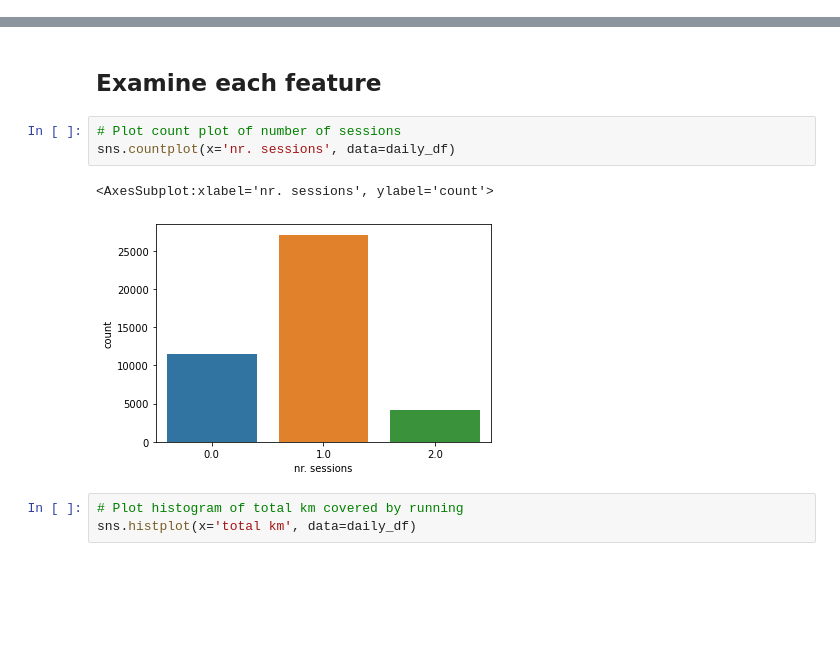
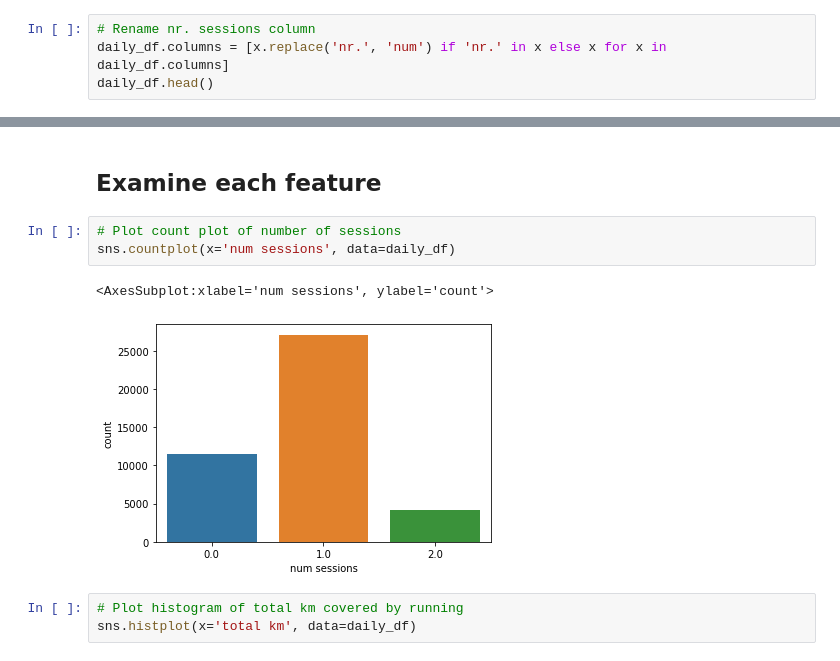
Before and after one commit to dchung117/runner-injury-preds, a Jupyter notebook: runner_injury_eda.ipynb, the cells around one changed output, grey strips where cells are left out. Drawn from its saved outputs; the diff is of its cells as text; blank space fills up the shorter version.

```diff
--- a/runner_injury_eda.ipynb
+++ b/runner_injury_eda.ipynb
@@ -26,3 +26,7 @@ daily_df.head()
 | 2 | 1.0 | 0.0 | 0.0 | 0.0 | 0.0 | 1.0 | 0.00 | ... |
 | 3 | 0.0 | 0.0 | 0.0 | 0.0 | 0.0 | 0.0 | 0.00 | ... |
 | 4 | 1.0 | 0.0 | 0.0 | 0.0 | 0.0 | 0.0 | 1.08 | ... |
+# %%
+# Rename nr. sessions column
+daily_df.columns = [x.replace('nr.', 'num') if 'nr.' in x else x for x in daily_df.columns]
+daily_df.head()
@@ -109,10 +120,10 @@ sns.histplot(x='nr. sessions', data=runners)
 ## Examine each feature
 # %%
 # Plot count plot of number of sessions
-sns.countplot(x='nr. sessions', data=daily_df)
+sns.countplot(x='num sessions', data=daily_df)
 # %% [output]
-<AxesSubplot:xlabel='nr. sessions', ylabel='count'>
+<AxesSubplot:xlabel='num sessions', ylabel='count'>
-[figure, old version]
+[figure, new version]
 # %%
 # Plot histogram of total km covered by running
 sns.histplot(x='total km', data=daily_df)
```
Also changed, not shown: parts of 12 cells of this notebook.
